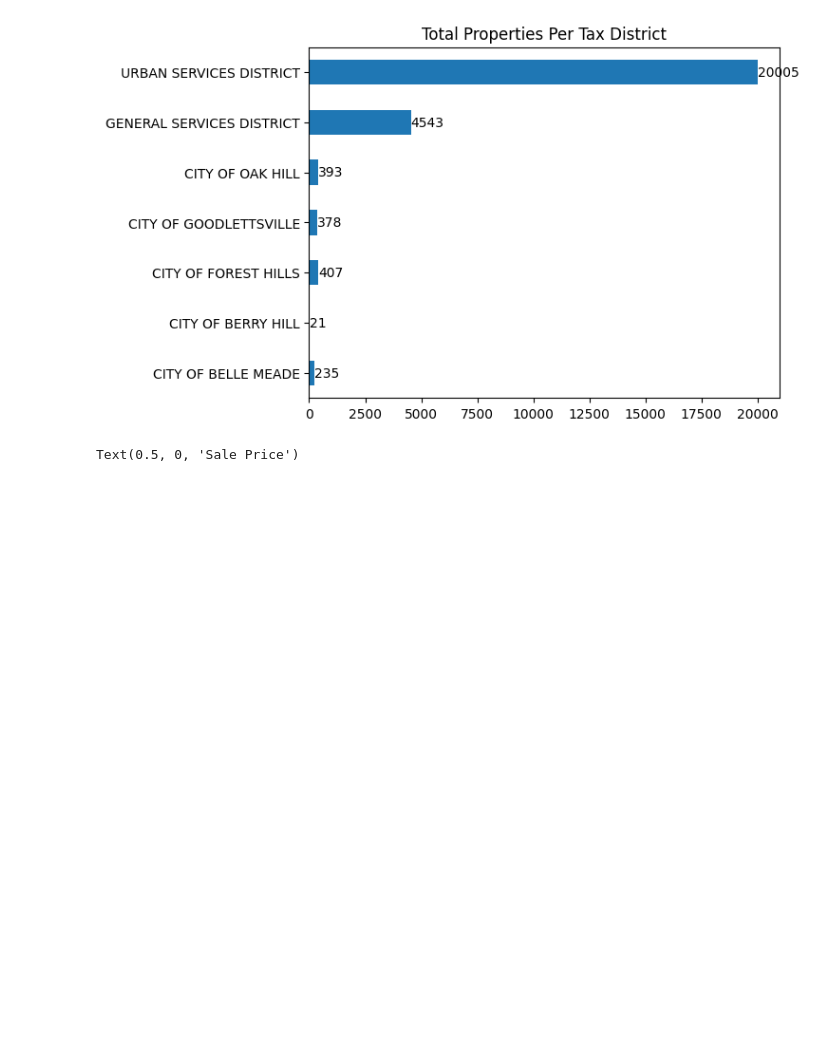
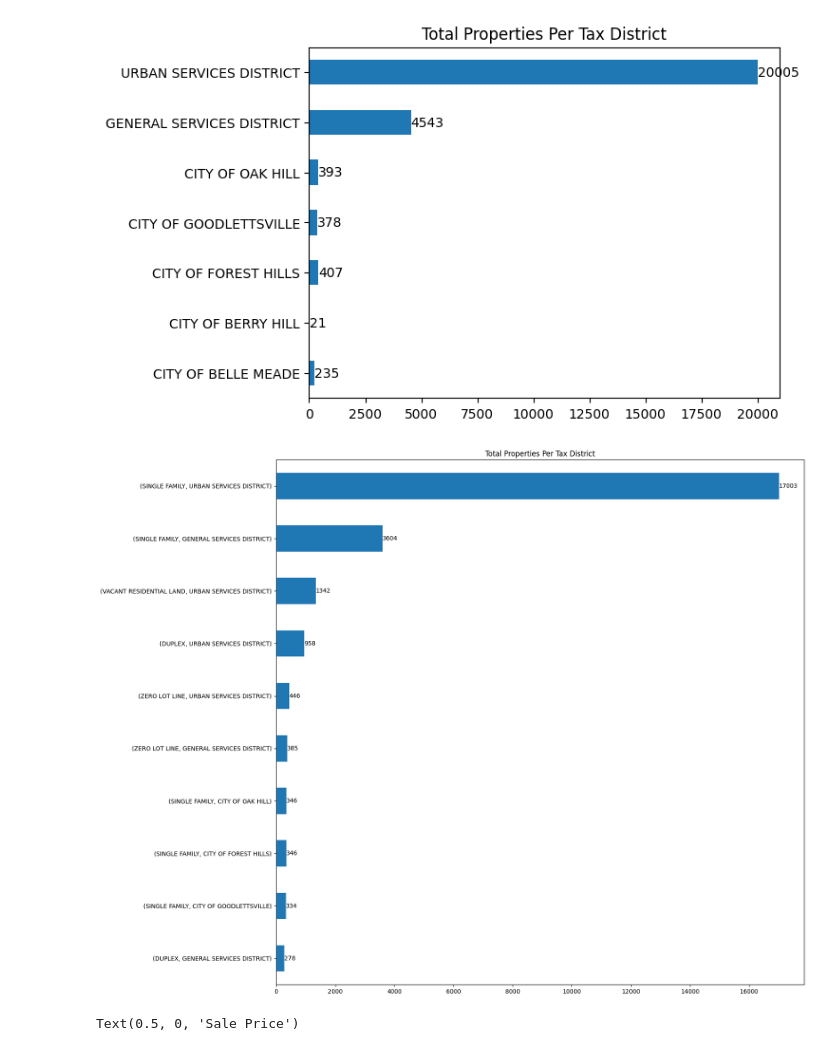
Before and after one commit to RobTheRobber/nashville-housing, a Jupyter notebook: nashville-housing.ipynb, the cells around one changed output. Drawn from its saved outputs; the diff is of its cells as text; code cells hidden in the pictures; blank space fills up the shorter version.

```diff
--- a/nashville-housing.ipynb
+++ b/nashville-housing.ipynb
@@ -64,6 +64,15 @@ for i, count in enumerate(tax_district):
     ax.annotate(str(count), xy=(count, i), va='center')
 # %% [output]
 [figure]
+# %%
+tax_district= t_housing.groupby(["LandUse",'TaxDistrict']).size().sort_values(ascending=False).head(10)
+tax_district= tax_district.sort_values(ascending=True)
+ax = tax_district.plot.barh(title="Total Properties Per Tax District", ylabel="",figsize=(16,16))
+ax.ticklabel_format(style='plain', axis='x')
+for i, count in enumerate(tax_district):
+    ax.annotate(str(count), xy=(count, i), va='center')
+# %% [output]
+[figure, added]
 # %%
 tax_district= t_housing.groupby(["TaxDistrict","LandUse"])["SalePrice"].mean().to_frame()
 tax_district=tax_district.sort_values(by=["TaxDistrict","SalePrice"], ascending=True)
```
Also changed, not shown: 2 other files.
